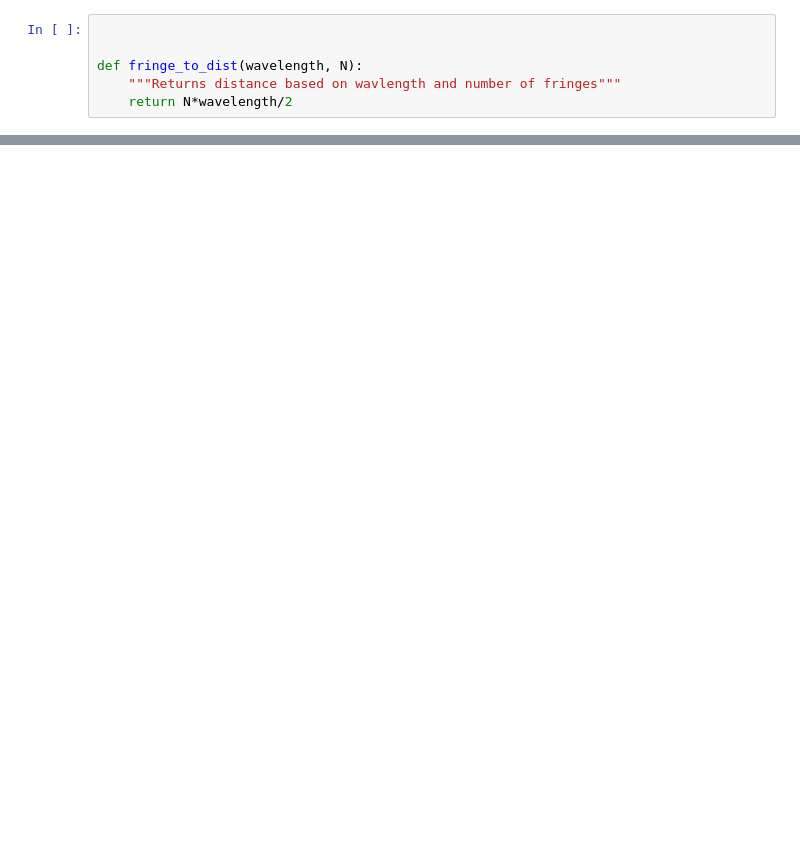
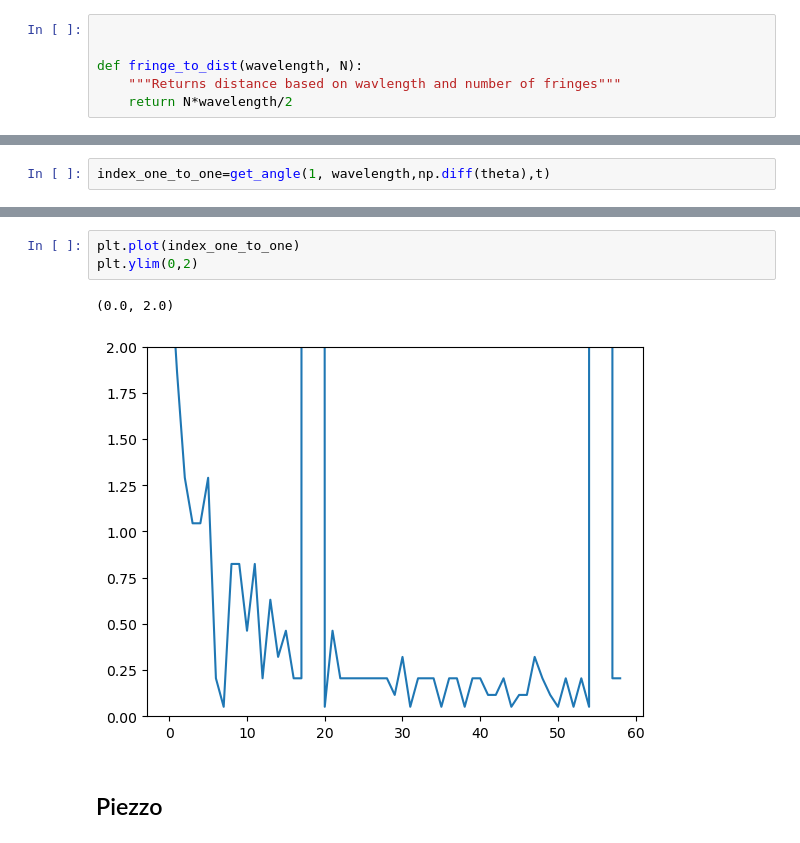
Before and after one commit to Naderschah/Msc_Physics, a Jupyter notebook: PreMaster_PhysLab3/INFn/data_processing.ipynb, the cells around one changed output, grey strips where cells are left out. Drawn from its saved outputs; the diff is of its cells as text; blank space fills up the shorter version.

```diff
--- a/PreMaster_PhysLab3/INFn/data_processing.ipynb
+++ b/PreMaster_PhysLab3/INFn/data_processing.ipynb
@@ -82,0 +98,2 @@ len(tmps_ascending)
+# %%
+index_one_to_one=get_angle(1, wavelength,np.diff(theta),t)
@@ -82,0 +106,8 @@ len(tmps_ascending)
+# %%
+plt.plot(index_one_to_one)
+plt.ylim(0,2)
+# %% [output]
+(0.0, 2.0)
+[figure, added]
+# %% [markdown]
+## Piezzo
```
Also changed, not shown: parts of 22 cells of this notebook, 1 other file.
